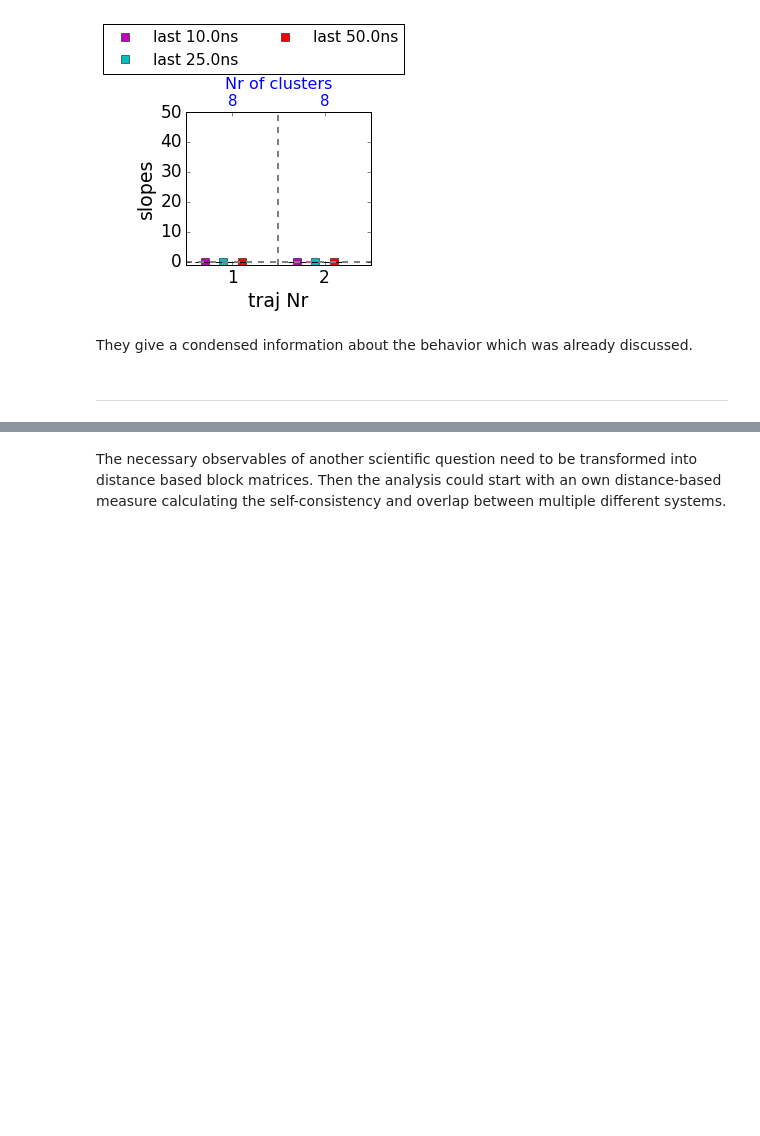
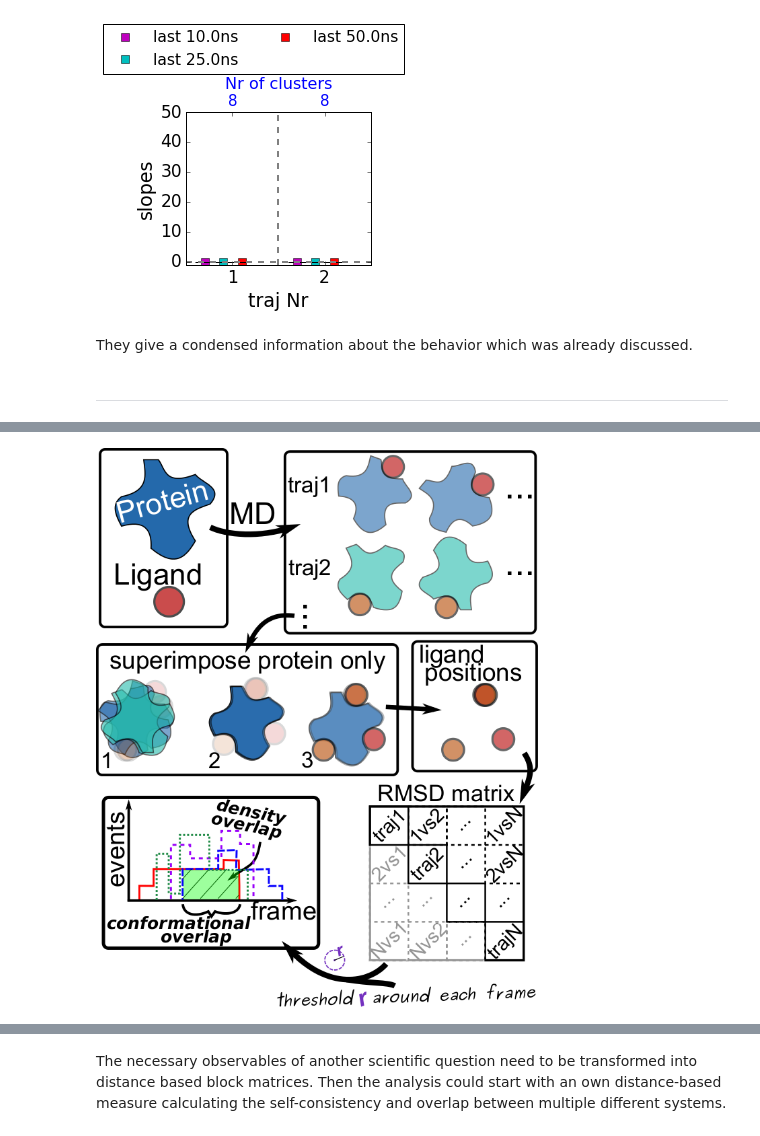
Before and after one commit to niklastoe/PySamplingQuality, a Jupyter notebook: PySamplingQuality_Tutorial.ipynb, the cells around one changed output, grey strips where cells are left out. Drawn from its saved outputs; the diff is of its cells as text; code cells hidden in the pictures; blank space fills up the shorter version.

```diff
--- a/PySamplingQuality_Tutorial.ipynb
+++ b/PySamplingQuality_Tutorial.ipynb
@@ -1012,0 +1113,4 @@ They give a condensed information about the behavior which was already discussed
+# %%
+Image('ProteinLigand.png', width=500)
+# %% [output]
+[figure, added]
```
Also changed, not shown: parts of 115 cells of this notebook, 22 other files.
